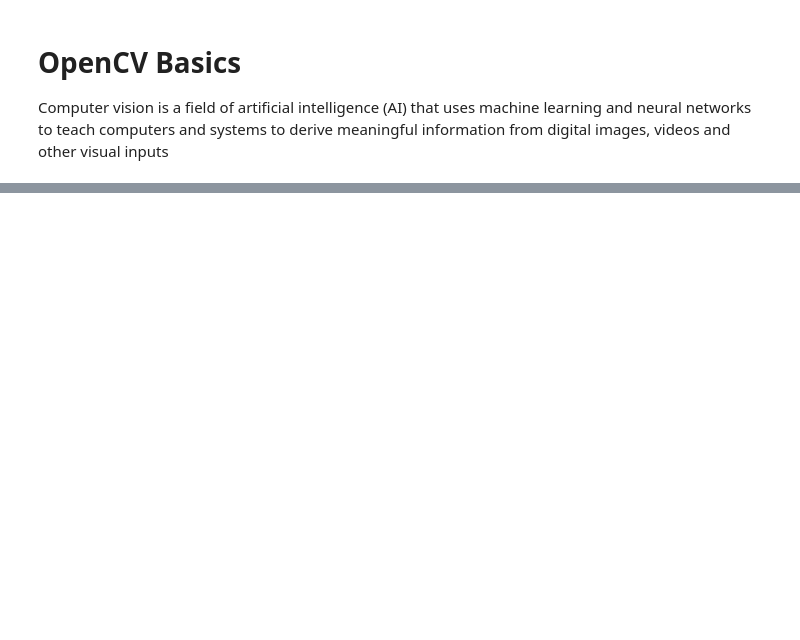
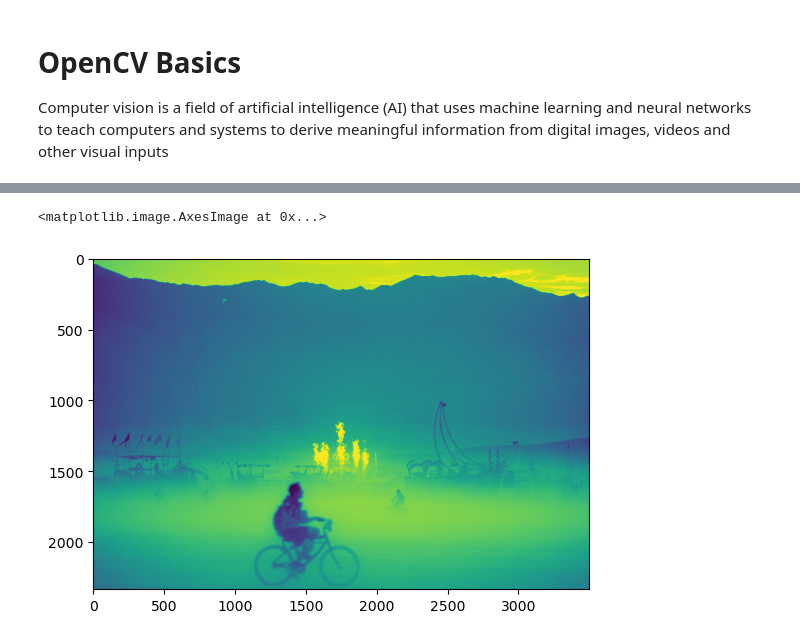
Before and after one commit to AryanK1511/CVI620-Seneca, a Jupyter notebook: OpenCV Python Course - Learn Computer Vision and AI/lesson1.ipynb, the cells around one changed output, grey strips where cells are left out. Drawn from its saved outputs; the diff is of its cells as text; code cells hidden in the pictures; blank space fills up the shorter version.

```diff
--- a/OpenCV Python Course - Learn Computer Vision and AI/lesson1.ipynb
+++ b/OpenCV Python Course - Learn Computer Vision and AI/lesson1.ipynb
@@ -8,0 +58,5 @@ img = cv.imread('photos/test_image.jpg')
+# %%
+plt.imshow(img_grayscale) # Without colormap
+# %% [output]
+<matplotlib.image.AxesImage at 0x...>
+[figure, added]
```
Also changed, not shown: parts of 8 cells of this notebook.
